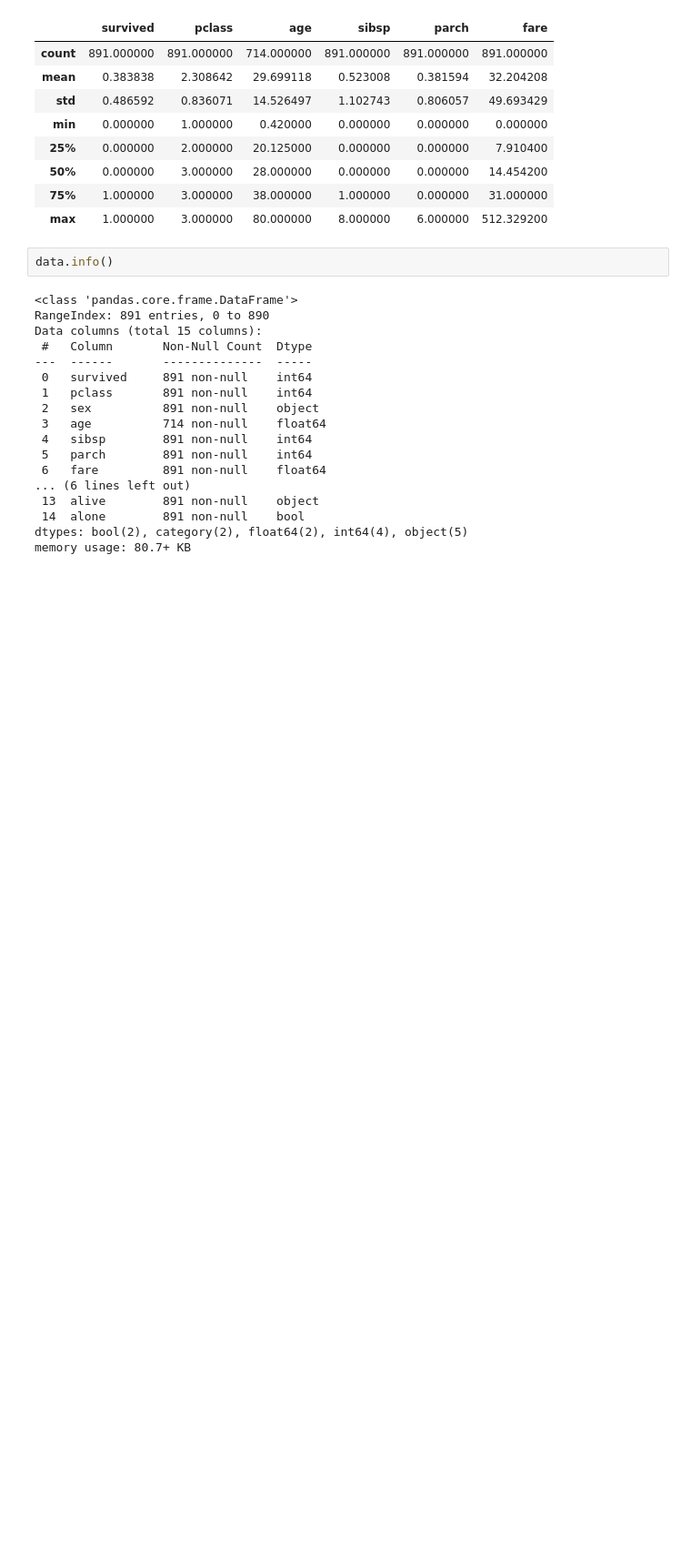
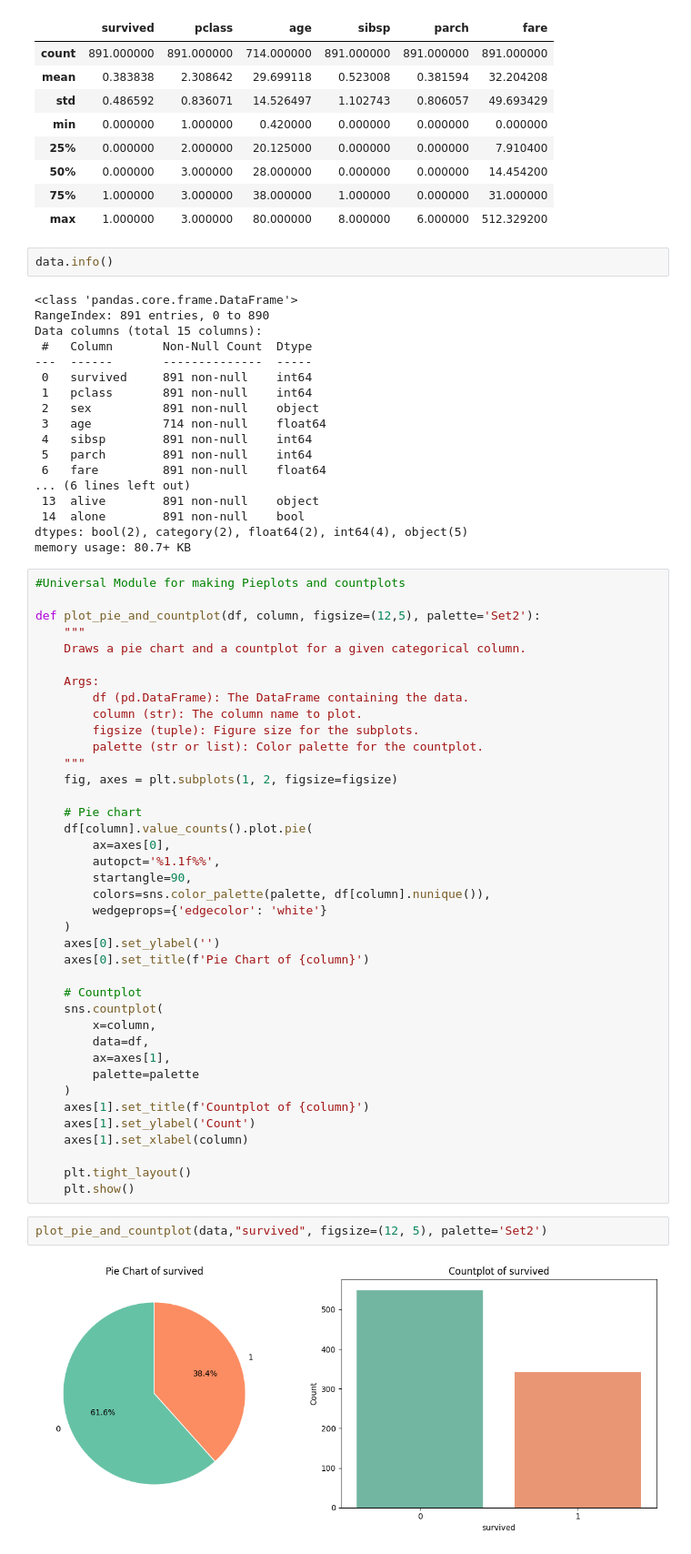
Before and after one commit to Salmanfarsi2561/PYTHON_ML, a Jupyter notebook: EDA/datasets/Analysis/Titanic.ipynb, the cells around one changed output. Shown: that part at 91% size. Saved outputs shown, nothing was run; the diff lists cells and outputs as text; blank space fills up the shorter version.

```diff
--- a/EDA/datasets/Analysis/Titanic.ipynb
+++ b/EDA/datasets/Analysis/Titanic.ipynb
@@ -47,3 +47,46 @@ Data columns (total 15 columns):
  14  alone        891 non-null    bool
 dtypes: bool(2), category(2), float64(2), int64(4), object(5)
 memory usage: 80.7+ KB
+# %%
+#Universal Module for making Pieplots and countplots
+
+def plot_pie_and_countplot(df, column, figsize=(12,5), palette='Set2'):
+    """
+    Draws a pie chart and a countplot for a given categorical column.
+
+    Args:
+        df (pd.DataFrame): The DataFrame containing the data.
+        column (str): The column name to plot.
+        figsize (tuple): Figure size for the subplots.
+        palette (str or list): Color palette for the countplot.
+    """
+    fig, axes = plt.subplots(1, 2, figsize=figsize)
+
+    # Pie chart
+    df[column].value_counts().plot.pie(
+        ax=axes[0],
+        autopct='%1.1f%%',
+        startangle=90,
+        colors=sns.color_palette(palette, df[column].nunique()),
+        wedgeprops={'edgecolor': 'white'}
+    )
+    axes[0].set_ylabel('')
+    axes[0].set_title(f'Pie Chart of {column}')
+
+    # Countplot
+    sns.countplot(
+        x=column,
+        data=df,
+        ax=axes[1],
+        palette=palette
+    )
+    axes[1].set_title(f'Countplot of {column}')
+    axes[1].set_ylabel('Count')
+    axes[1].set_xlabel(column)
+
+    plt.tight_layout()
+    plt.show()
+# %%
+plot_pie_and_countplot(data,"survived", figsize=(12, 5), palette='Set2')
+# %% [output]
+[figure, added]
```
Also changed, not shown: parts of 5 cells of this notebook.
